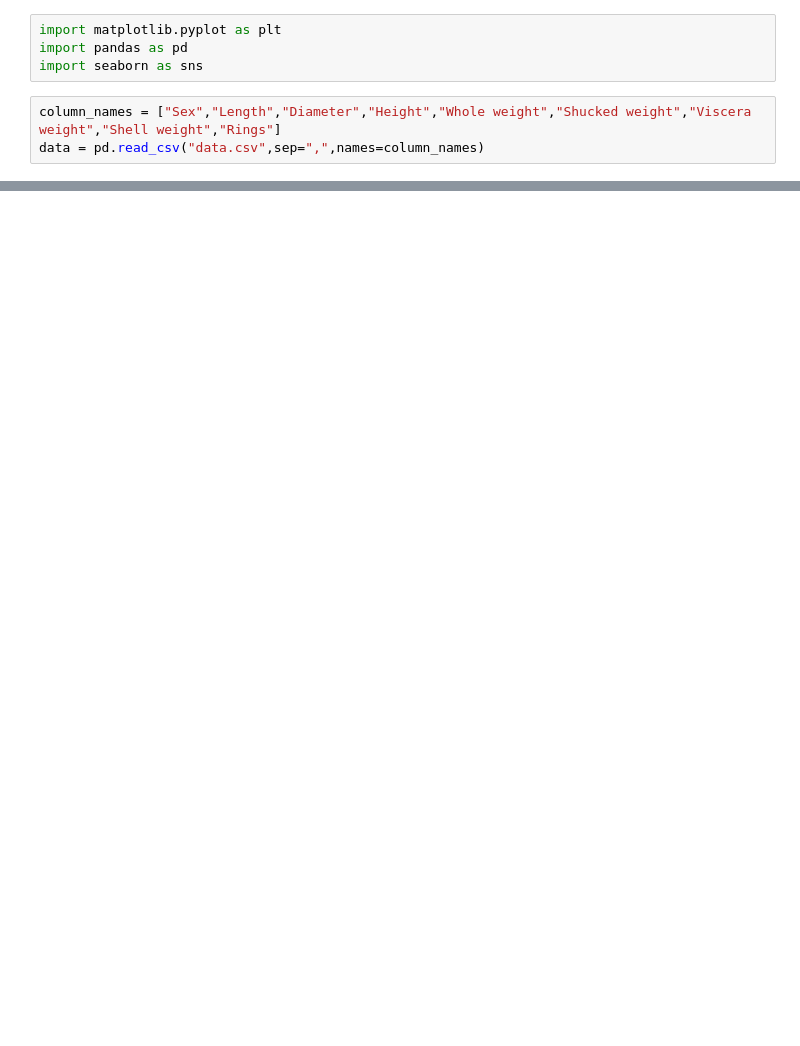
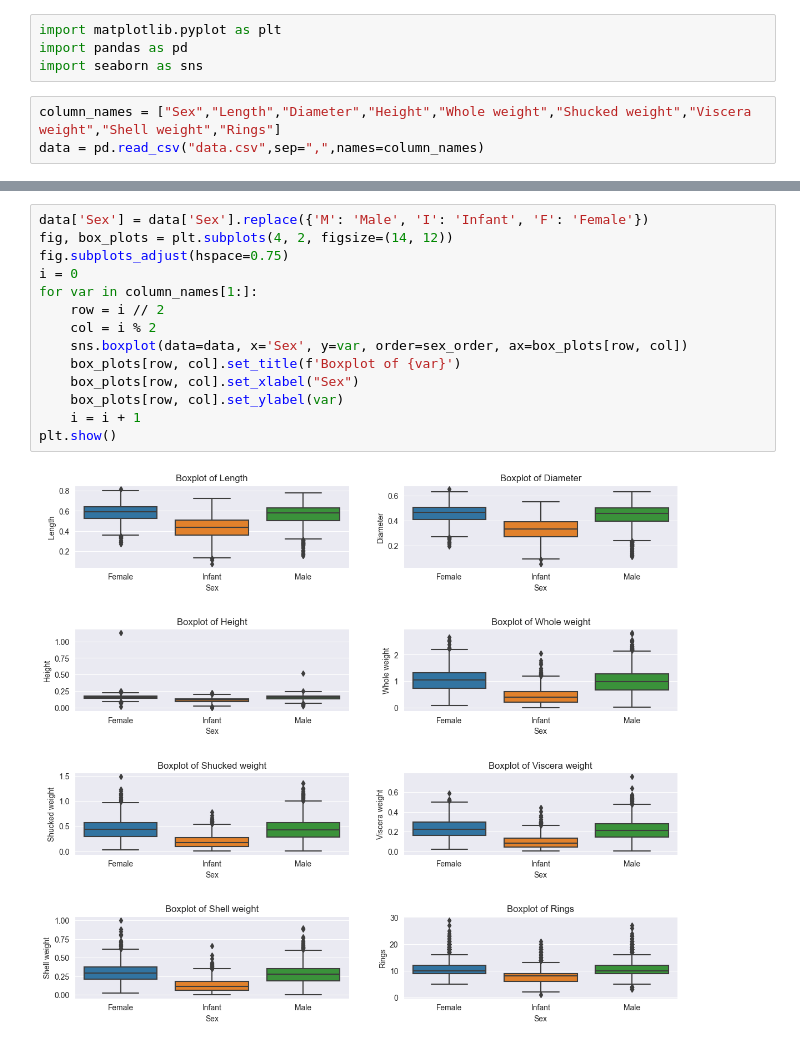
Before and after one commit to mikapikafika/python, a Jupyter notebook: zad1/main.ipynb, the cells around one changed output, grey strips where cells are left out. Saved outputs shown, nothing was run; the diff lists cells and outputs as text; blank space fills up the shorter version.

Commit message:
boxplots done

```diff
--- a/zad1/main.ipynb
+++ b/zad1/main.ipynb
@@ -203,0 +149,16 @@ print(summary_stats_df.to_string(index=False))
+# %%
+data['Sex'] = data['Sex'].replace({'M': 'Male', 'I': 'Infant', 'F': 'Female'})
+fig, box_plots = plt.subplots(4, 2, figsize=(14, 12))
+fig.subplots_adjust(hspace=0.75)
+i = 0
+for var in column_names[1:]:
+    row = i // 2
+    col = i % 2
+    sns.boxplot(data=data, x='Sex', y=var, order=sex_order, ax=box_plots[row, col])
+    box_plots[row, col].set_title(f'Boxplot of {var}')
+    box_plots[row, col].set_xlabel("Sex")
+    box_plots[row, col].set_ylabel(var)
+    i = i + 1
+plt.show()
+# %% [output]
+[figure, added]
```
Also changed, not shown: parts of 9 cells of this notebook.
